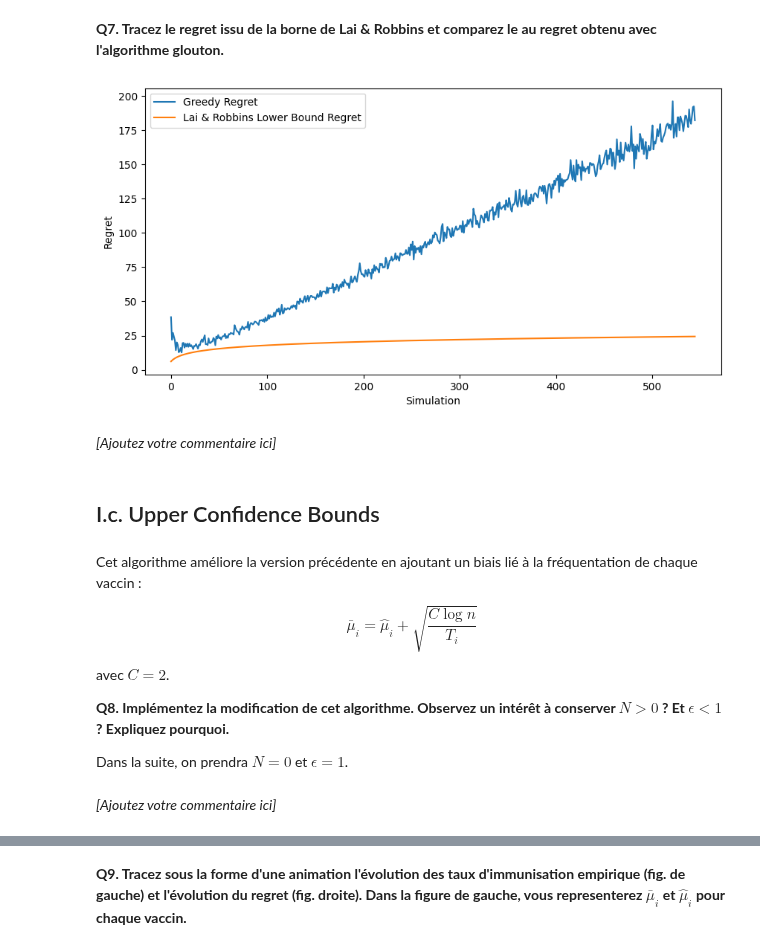
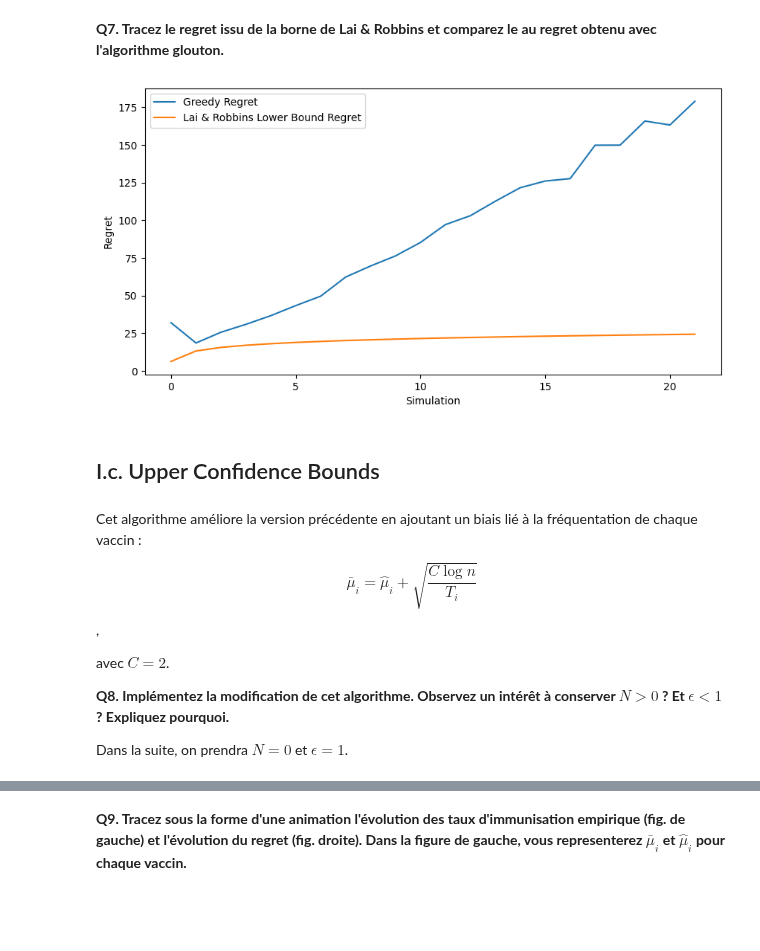
Before and after one commit to ilyasoulk/rl-tp1-bandit-manchot, a Jupyter notebook: C1 TP MAB.ipynb, the cells around one changed output, grey strips where cells are left out. Saved outputs shown, nothing was run; the diff lists cells and outputs as text; code cells hidden in the pictures; blank space fills up the shorter version.

```diff
--- a/C1 TP MAB.ipynb
+++ b/C1 TP MAB.ipynb
@@ -418,50 +425,45 @@ def C(mus):
 def lai_robbins_lower_bound(n, mus):
     return C(mus) * np.log(n)
 
 def compare_lai_robbins_greedy(N, M=50):
     regrets_greedy = []
     regrets_lai_robbins = []
 
-    for k in range(5, N + M):
+    for k in range(5, N + M, 25):
         mu_star = get_mu_star(MAB)
         optimal_reward = k * mu_star.immunity_rate
 
         # Greedy simulation
         mean_regret_greedy, std_regret_greedy = greedy_simulation(k, M)
         regrets_greedy.append(mean_regret_greedy)
         # Lai & Robbins lower bound
         mus = [arm.immunity_rate.item() for arm in MAB]
         regret_lai_robbins = lai_robbins_lower_bound(k, mus)
         regrets_lai_robbins.append(regret_lai_robbins)
 
     return regrets_greedy, regrets_lai_robbins
 
 regrets_greedy, regrets_lai_robbins = compare_lai_robbins_greedy(N=50, M=500)
 
 plt.figure(figsize=(10, 5))
 plt.plot(regrets_greedy, label='Greedy Regret')
 plt.plot(regrets_lai_robbins, label='Lai & Robbins Lower Bound Regret')
 plt.xlabel('Simulation')
 plt.ylabel('Regret')
 plt.legend()
 plt.show()
 # %% [output]
-[figure, old version]
+[figure, new version]
-# %% [markdown]
-*[Ajoutez votre commentaire ici]*
 # %% [markdown]
 ## I.c. Upper Confidence Bounds
 # %% [markdown]
 Cet algorithme améliore la version précédente en ajoutant un biais lié à la fréquentation de chaque vaccin :
 
-$$
-\bar{\mu}_i = \hat{\mu}_i + \sqrt{\frac{C \log{n}}{T_i}}
-$$
+$$\bar{\mu}_i = \hat{\mu}_i + \sqrt{\frac{C\log{n}}{T_i}}$$,
 
 avec $C=2$.
+
 
 **Q8. Implémentez la modification de cet algorithme. Observez un intérêt à conserver $N > 0$ ? Et $\epsilon < 1$ ? Expliquez pourquoi.**
 
 Dans la suite, on prendra $N = 0$ et $\epsilon = 1$.
-# %% [markdown]
-*[Ajoutez votre commentaire ici]*
```
Also changed, not shown: parts of 14 cells of this notebook, 2 other files.
